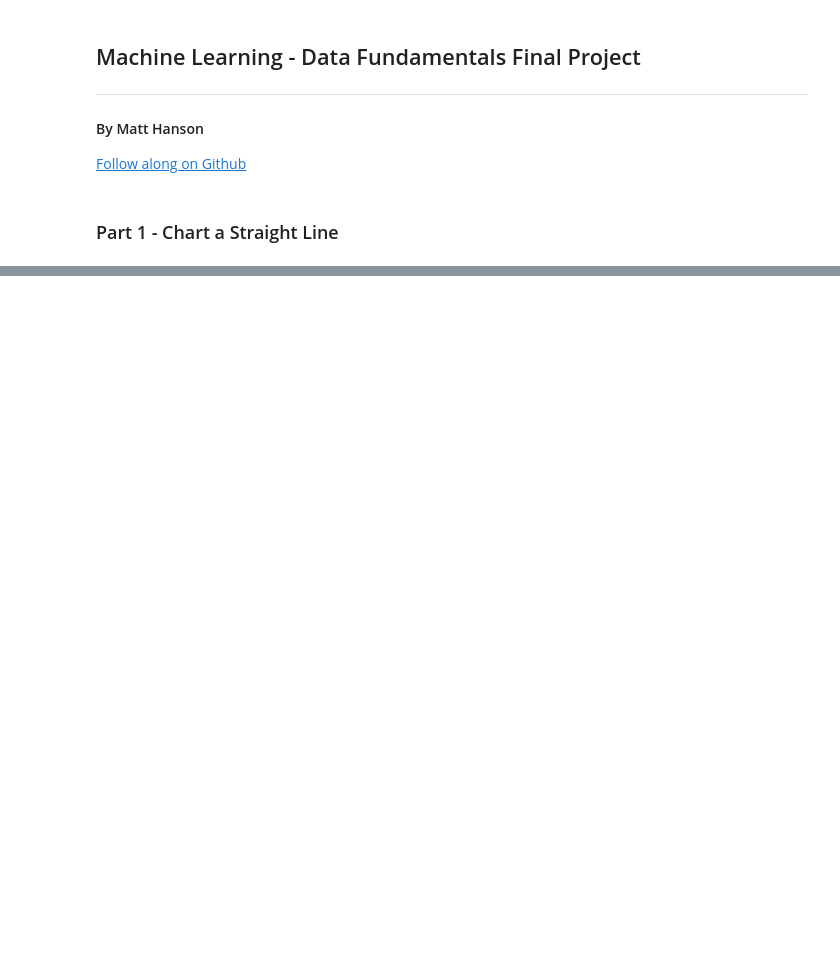
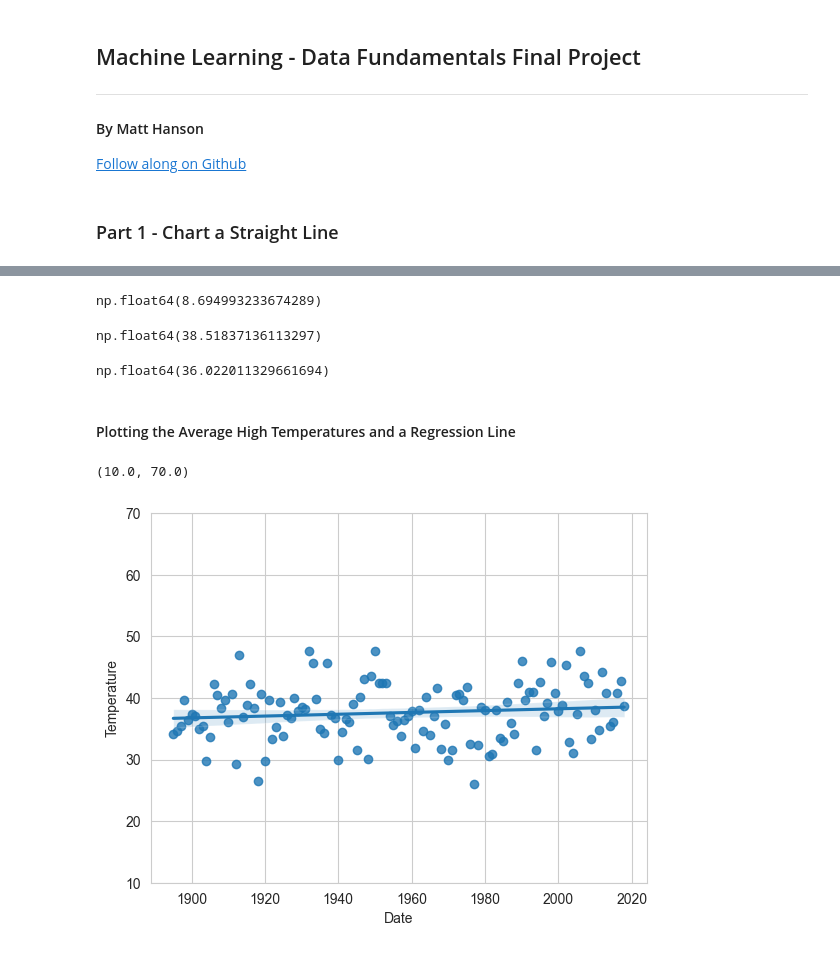
Before and after one commit to matthewellishanson/datafun-07-ml, a Jupyter notebook: Hanson_ML.ipynb, the cells around one changed output, grey strips where cells are left out. Saved outputs shown, nothing was run; the diff lists cells and outputs as text; code cells hidden in the pictures; blank space fills up the shorter version.

```diff
--- a/Hanson_ML.ipynb
+++ b/Hanson_ML.ipynb
@@ -57,0 +40,4 @@ plt.show()
+# %%
+# import and preview NYC temperature data
+nyc = pd.read_csv('data/ave_hi_nyc_jan_1895-2018.csv')
+nyc.head()
@@ -57,0 +62,2 @@ plt.show()
+# %%
+nyc.columns = ['Date', 'Temperature', 'Anomaly']
@@ -57,0 +71,3 @@ plt.show()
+# %%
+nyc.Date.dtype
+nyc.Date = nyc.Date.floordiv(100)
@@ -57,0 +107,24 @@ plt.show()
+# %%
+# get y-intercept
+linear_regression.intercept
+# %% [output]
+np.float64(8.694993233674289)
+# %%
+linear_regression.slope * 2019 + linear_regression.intercept
+# %% [output]
+np.float64(38.51837136113297)
+# %%
+linear_regression.slope * 1850 + linear_regression.intercept
+# %% [output]
+np.float64(36.022011329661694)
+# %% [markdown]
+#### Plotting the Average High Temperatures and a Regression Line
+# %%
+sns.set_style('whitegrid')
+# %%
+axes = sns.regplot(x=nyc.Date, y=nyc.Temperature)
+
+axes.set_ylim(10, 70)
+# %% [output]
+(10.0, 70.0)
+[figure, added]
```
Also changed, not shown: parts of 18 cells of this notebook.
